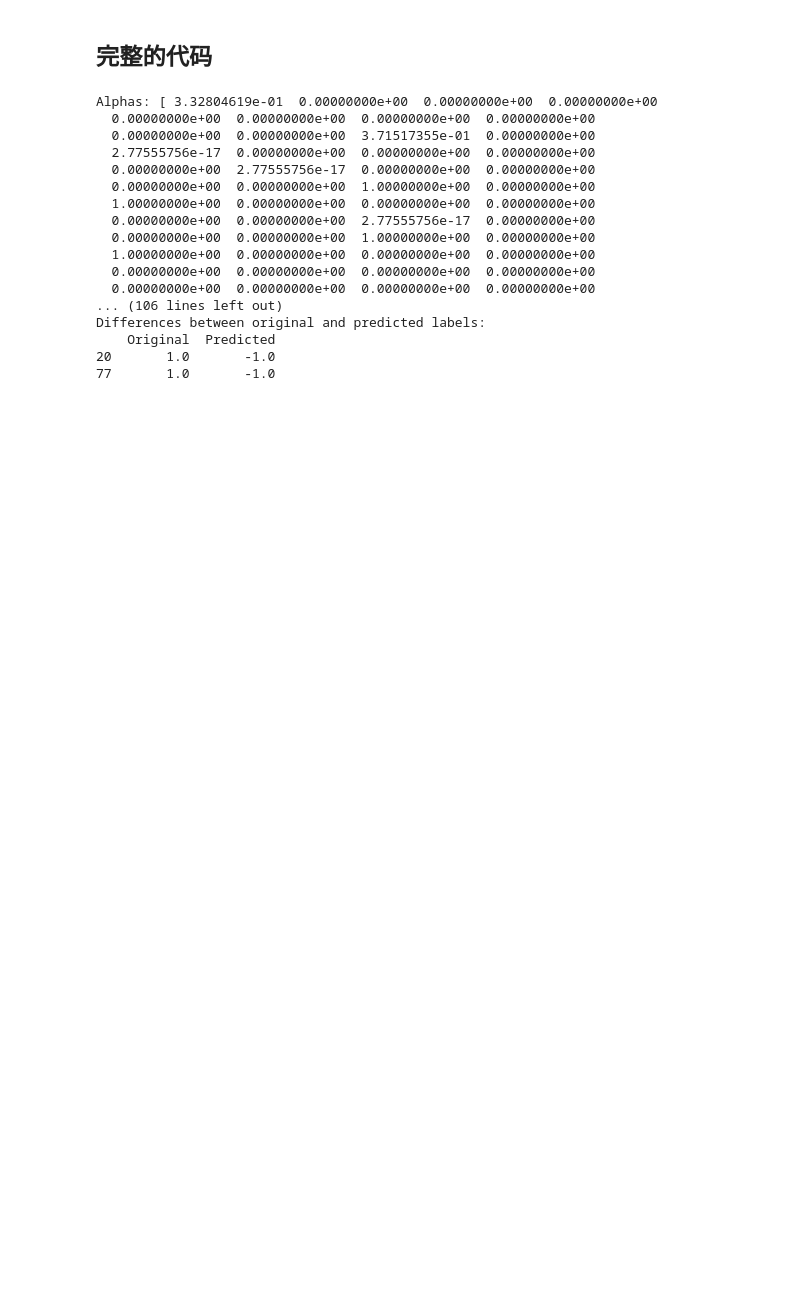
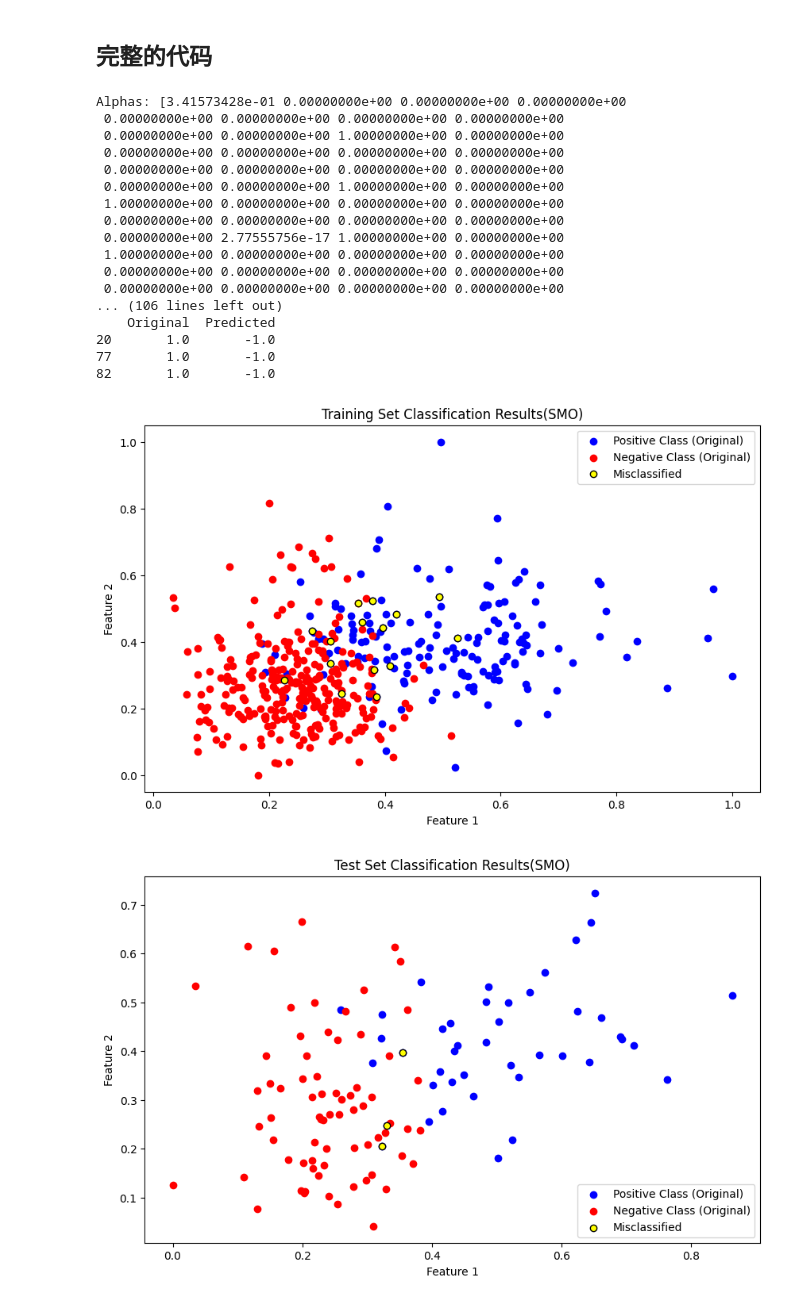
Before and after one commit to kaicheng001/23-24Spring_ML_experiment, a Jupyter notebook: ML实验四/manual.ipynb, the cells around one changed output. Drawn from its saved outputs; the diff is of its cells as text; code cells hidden in the pictures; blank space fills up the shorter version.

```diff
--- a/ML实验四/manual.ipynb
+++ b/ML实验四/manual.ipynb
@@ -260,10 +297,14 @@ Differences between original and predicted labels:
 ## 完整的代码
 # %%
 import numpy as np
+import pandas as pd
+import matplotlib.pyplot as plt
 
+# 定义核函数（线性核）
 def kernel(x1, x2):
     return np.dot(x1, x2.T)
 
+# 计算偏置b
 def calculate_b(X, y, alphas, b, C, tol):
     m = len(y)
     b_new = 0
@@ -284,6 +325,7 @@ def calculate_b(X, y, alphas, b, C, tol):
 
     return b_new
 
+# SMO算法
 def smo_svm(X, y, C, tol, max_passes):
     m, n = X.shape
     alphas = np.zeros(m)
@@ -341,30 +383,20 @@ def smo_svm(X, y, C, tol, max_passes):
 
     return alphas, b
 
-# Load the data
+# 加载数据
 X_train = np.loadtxt('breast_cancer_Xtrain.csv', delimiter=',')
 y_train = np.loadtxt('breast_cancer_Ytrain.csv', delimiter=',')
 
+
+# 训练参数
 C = 1.0
 tol = 1e-3
 max_passes = 5
 
+# 训练模型
 alphas, b = smo_svm(X_train, y_train, C, tol, max_passes)
 print("Alphas:", alphas)
 print("b:", b)
-
-
-def predict(X, alphas, b, X_train, y_train):
-    return np.sign(np.dot((alphas * y_train).T, kernel(X_train, X)) + b)
-
-# Load test data
-X_test = np.loadtxt('breast_cancer_Xtest.csv', delimiter=',')
-y_test = np.loadtxt('breast_cancer_Ytest.csv', delimiter=',')
-
-predictions = predict(X_test, alphas, b, X_train, y_train)
-
-accuracy = np.mean(predictions == y_test)
-print("Accuracy on test data:", accuracy)
 
 # 预测函数
 def predict(X, alphas, b, X_train, y_train):
@@ -373,6 +405,9 @@ def predict(X, alphas, b, X_train, y_train):
 # 加载测试数据
 X_test = np.loadtxt('breast_cancer_Xtest.csv', delimiter=',')
 y_test = np.loadtxt('breast_cancer_Ytest.csv', delimiter=',')
+
+# 将y_test转换为适当的格式（即-1和1）
+y_test[y_test == 0] = -1
 
 # 对测试集进行预测
 predictions = predict(X_test, alphas, b, X_train, y_train)
@@ -381,43 +416,61 @@ predictions = predict(X_test, alphas, b, X_train, y_train)
 accuracy = np.mean(predictions == y_test)
 print("Accuracy on test data:", accuracy)
 
 # 将预测结果写入 result.csv 文件
 np.savetxt('result.csv', predictions, delimiter=',', fmt='%d')
 
 # 加载原始标签和预测标签
 original_labels = y_test
 predicted_labels = predictions
 
 # 创建 DataFrame 来存储比较结果
 comparison_df = pd.DataFrame({
     'Original': original_labels,
     'Predicted': predicted_labels
 })
 
 # 找出不同的标签
 differences = comparison_df[comparison_df['Original'] != comparison_df['Predicted']]
 
 # 输出不同标签的行数
 print(f"Number of differences: {len(differences)}")
 
 # 输出所有不同的标签
 print("Differences between original and predicted labels:")
 print(differences)
+
+# 可视化训练集和测试集分类结果
+def plot_classification_results(X, y_true, y_pred, title):
+    plt.figure(figsize=(10, 6))
+    plt.scatter(X[y_true == 1][:, 0], X[y_true == 1][:, 1], color='blue', label='Positive Class (Original)')
+    plt.scatter(X[y_true == -1][:, 0], X[y_true == -1][:, 1], color='red', label='Negative Class (Original)')
+    plt.scatter(X[y_true != y_pred][:, 0], X[y_true != y_pred][:, 1], color='yellow', edgecolor='black', label='Misclassified')
+
+    plt.title(title)
+    plt.xlabel('Feature 1')
+    plt.ylabel('Feature 2')
+    plt.legend()
+    plt.show()
+
+plot_classification_results(X_train[:, :2], y_train, predict(X_train, alphas, b, X_train, y_train), 'Training Set Classification Results(SMO)')
+plot_classification_results(X_test[:, :2], y_test, predictions, 'Test Set Classification Results(SMO)')
 # %% [output]
-Alphas: [ 3.32804619e-01  0.00000000e+00  0.00000000e+00  0.00000000e+00
-  0.00000000e+00  0.00000000e+00  0.00000000e+00  0.00000000e+00
-  0.00000000e+00  0.00000000e+00  3.71517355e-01  0.00000000e+00
-  2.77555756e-17  0.00000000e+00  0.00000000e+00  0.00000000e+00
-  0.00000000e+00  2.77555756e-17  0.00000000e+00  0.00000000e+00
-  0.00000000e+00  0.00000000e+00  1.00000000e+00  0.00000000e+00
-  1.00000000e+00  0.00000000e+00  0.00000000e+00  0.00000000e+00
-  0.00000000e+00  0.00000000e+00  2.77555756e-17  0.00000000e+00
-  0.00000000e+00  0.00000000e+00  1.00000000e+00  0.00000000e+00
-  1.00000000e+00  0.00000000e+00  0.00000000e+00  0.00000000e+00
-  0.00000000e+00  0.00000000e+00  0.00000000e+00  0.00000000e+00
-  0.00000000e+00  0.00000000e+00  0.00000000e+00  0.00000000e+00
+Alphas: [3.41573428e-01 0.00000000e+00 0.00000000e+00 0.00000000e+00
+ 0.00000000e+00 0.00000000e+00 0.00000000e+00 0.00000000e+00
+ 0.00000000e+00 0.00000000e+00 1.00000000e+00 0.00000000e+00
+ 0.00000000e+00 0.00000000e+00 0.00000000e+00 0.00000000e+00
+ 0.00000000e+00 0.00000000e+00 0.00000000e+00 0.00000000e+00
+ 0.00000000e+00 0.00000000e+00 1.00000000e+00 0.00000000e+00
+ 1.00000000e+00 0.00000000e+00 0.00000000e+00 0.00000000e+00
+ 0.00000000e+00 0.00000000e+00 0.00000000e+00 0.00000000e+00
+ 0.00000000e+00 2.77555756e-17 1.00000000e+00 0.00000000e+00
+ 1.00000000e+00 0.00000000e+00 0.00000000e+00 0.00000000e+00
+ 0.00000000e+00 0.00000000e+00 0.00000000e+00 0.00000000e+00
+ 0.00000000e+00 0.00000000e+00 0.00000000e+00 0.00000000e+00
 ... (106 lines left out)
-Differences between original and predicted labels:
     Original  Predicted
 20       1.0       -1.0
 77       1.0       -1.0
+82       1.0       -1.0
+[figure, added]
+[figure, added]
```
Also changed, not shown: parts of 4 cells of this notebook, 14 other files.
